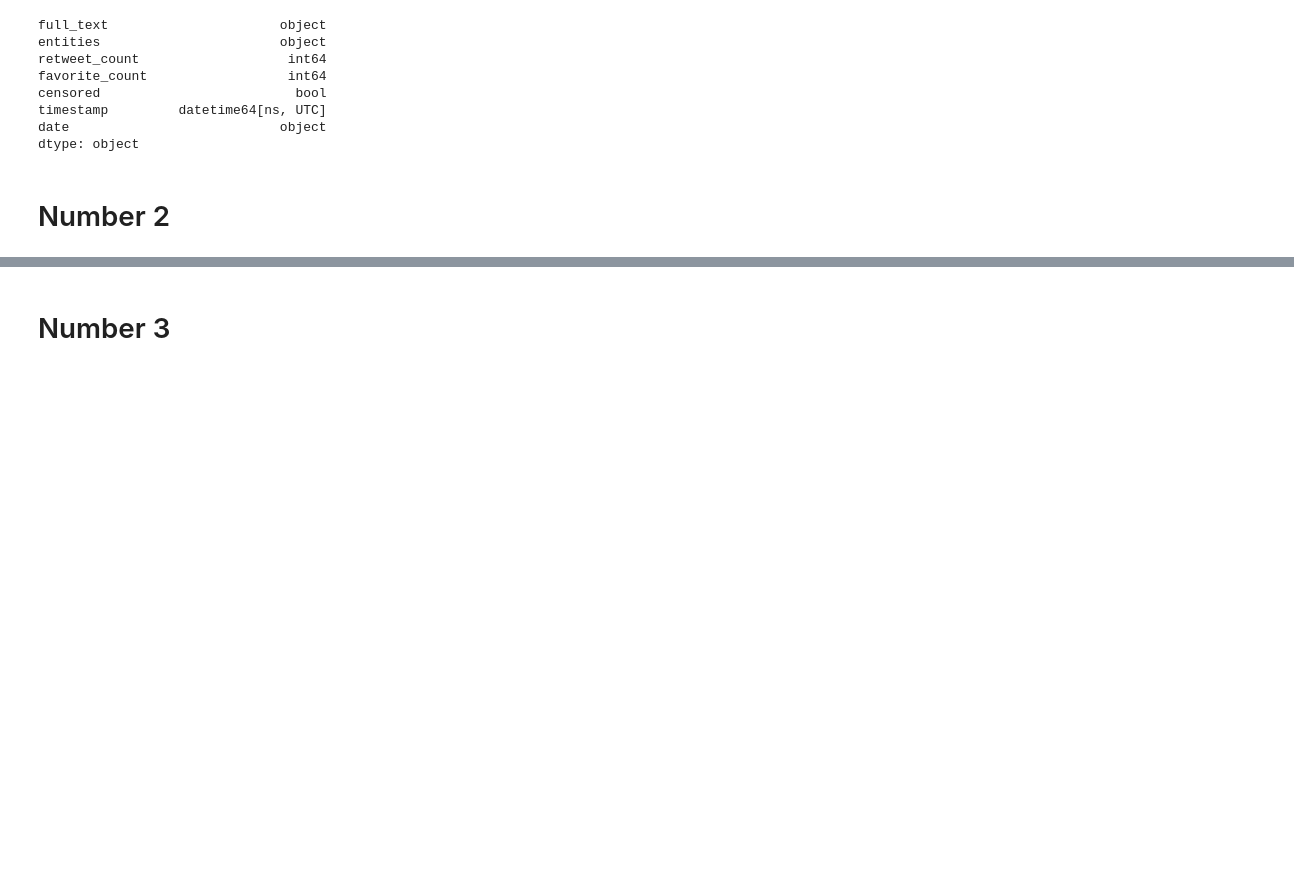
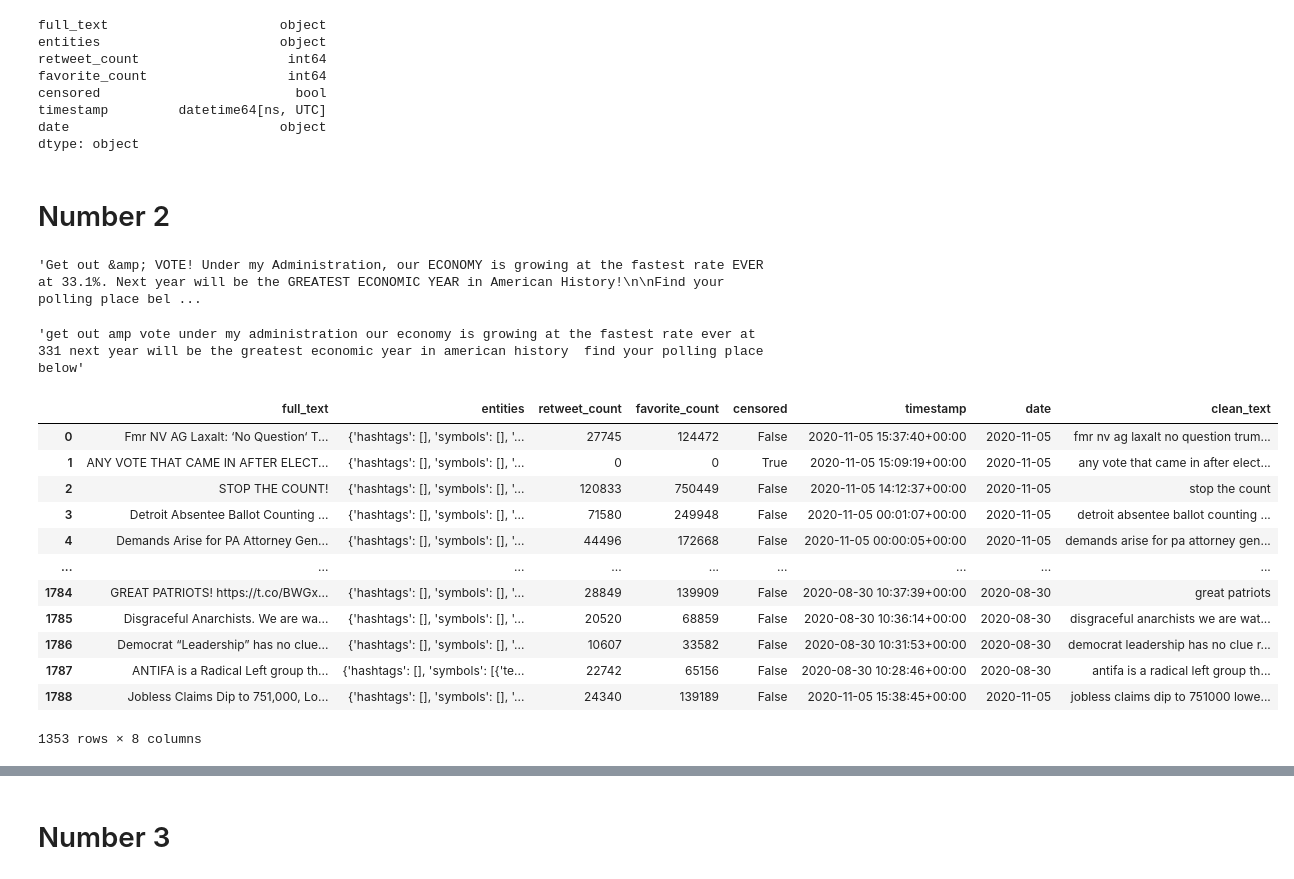
Before and after one commit to iw2/test, a Jupyter notebook: Werries_Isaac_HW1.ipynb, the cells around one changed output, grey strips where cells are left out. Saved outputs shown, nothing was run; the diff lists cells and outputs as text; code cells hidden in the pictures; blank space fills up the shorter version.

```diff
--- a/Werries_Isaac_HW1.ipynb
+++ b/Werries_Isaac_HW1.ipynb
@@ -102,9 +101,36 @@ dtype: object
 # %% [markdown]
 # Number 2
 # %%
-clean_text = mod_df['full_text'].str.lower() #convert to lowercase
-clean_text = [re.sub(r'@\w+',"",x) for x in clean_text] #remove all @
-clean_text = [re.sub(r'#\w+',"",x) for x in clean_text] #remove all hashtags
-clean_text = [re.sub(r'http\S+',"",x) for x in clean_text] #remove all links
-clean_text = [re.sub(r'[^\w\s]',"",x) for x in clean_text] #remove punctuation
-mod_df['clean_text'] = clean_text
+mod_df['clean_text'] = mod_df['full_text'].str.lower() #convert to lowercase
+mod_df['clean_text'] = [re.sub(r'@\w+',"",x) for x in mod_df['clean_text']] #remove all @
+mod_df['clean_text'] = [re.sub(r'#\w+',"",x) for x in mod_df['clean_text']] #remove all hashtags
+mod_df['clean_text'] = [re.sub(r'http\S+',"",x) for x in mod_df['clean_text']] #remove all links
+mod_df['clean_text'] = [re.sub(r'[^\w\s]',"",x) for x in mod_df['clean_text']] #remove punctuation
+mod_df['clean_text'] = [re.sub(r'\n'," ",x) for x in mod_df['clean_text']]
+mod_df['clean_text'] = mod_df['clean_text'].str.rstrip()
+mod_df = mod_df.drop_duplicates(subset = ['clean_text'], keep = 'first') #remove diplicates
+mod_df = mod_df[mod_df['clean_text'] != ''] #remove blanks
+# %%
+mod_df.full_text[18]
+# %% [output]
+'Get out &amp; VOTE! Under my Administration, our ECONOMY is growing at the fastest rate EVER at 33.1%. Next year will be the GREATEST ECONOMIC YEAR in American History!\n\nFind your polling place bel ...
+# %%
+mod_df.clean_text[18]
+# %% [output]
+'get out amp vote under my administration our economy is growing at the fastest rate ever at 331 next year will be the greatest economic year in american history  find your polling place below'
+# %%
+mod_df
+# %% [output]
+|  | full_text | entities | retweet_count | favorite_count | censored | timestamp | date | clean_text |
+| 0 | Fmr NV AG Laxalt: ‘No Question‘ T... | {'hashtags': [], 'symbols': [], '... | 27745 | 124472 | False | 2020-11-05 15:37:40+00:00 | 2020-11-05 | fmr nv ag laxalt no question trum... |
+| 1 | ANY VOTE THAT CAME IN AFTER ELECT... | {'hashtags': [], 'symbols': [], '... | 0 | 0 | True | 2020-11-05 15:09:19+00:00 | 2020-11-05 | any vote that came in after elect... |
+| 2 | STOP THE COUNT! | {'hashtags': [], 'symbols': [], '... | 120833 | 750449 | False | 2020-11-05 14:12:37+00:00 | 2020-11-05 | stop the count |
+| 3 | Detroit Absentee Ballot Counting ... | {'hashtags': [], 'symbols': [], '... | 71580 | 249948 | False | 2020-11-05 00:01:07+00:00 | 2020-11-05 | detroit absentee ballot counting ... |
+| 4 | Demands Arise for PA Attorney Gen... | {'hashtags': [], 'symbols': [], '... | 44496 | 172668 | False | 2020-11-05 00:00:05+00:00 | 2020-11-05 | demands arise for pa attorney gen... |
+| ... | ... | ... | ... | ... | ... | ... | ... | ... |
+| 1784 | GREAT PATRIOTS! https://t.co/BWGx... | {'hashtags': [], 'symbols': [], '... | 28849 | 139909 | False | 2020-08-30 10:37:39+00:00 | 2020-08-30 | great patriots |
+| 1785 | Disgraceful Anarchists. We are wa... | {'hashtags': [], 'symbols': [], '... | 20520 | 68859 | False | 2020-08-30 10:36:14+00:00 | 2020-08-30 | disgraceful anarchists we are wat... |
+| 1786 | Democrat “Leadership” has no clue... | {'hashtags': [], 'symbols': [], '... | 10607 | 33582 | False | 2020-08-30 10:31:53+00:00 | 2020-08-30 | democrat leadership has no clue r... |
+| 1787 | ANTIFA is a Radical Left group th... | {'hashtags': [], 'symbols': [{'te... | 22742 | 65156 | False | 2020-08-30 10:28:46+00:00 | 2020-08-30 | antifa is a radical left group th... |
+| 1788 | Jobless Claims Dip to 751,000, Lo... | {'hashtags': [], 'symbols': [], '... | 24340 | 139189 | False | 2020-11-05 15:38:45+00:00 | 2020-11-05 | jobless claims dip to 751000 lowe... |
+1353 rows × 8 columns
```
Also changed, not shown: parts of 6 cells of this notebook, 1 other file.
